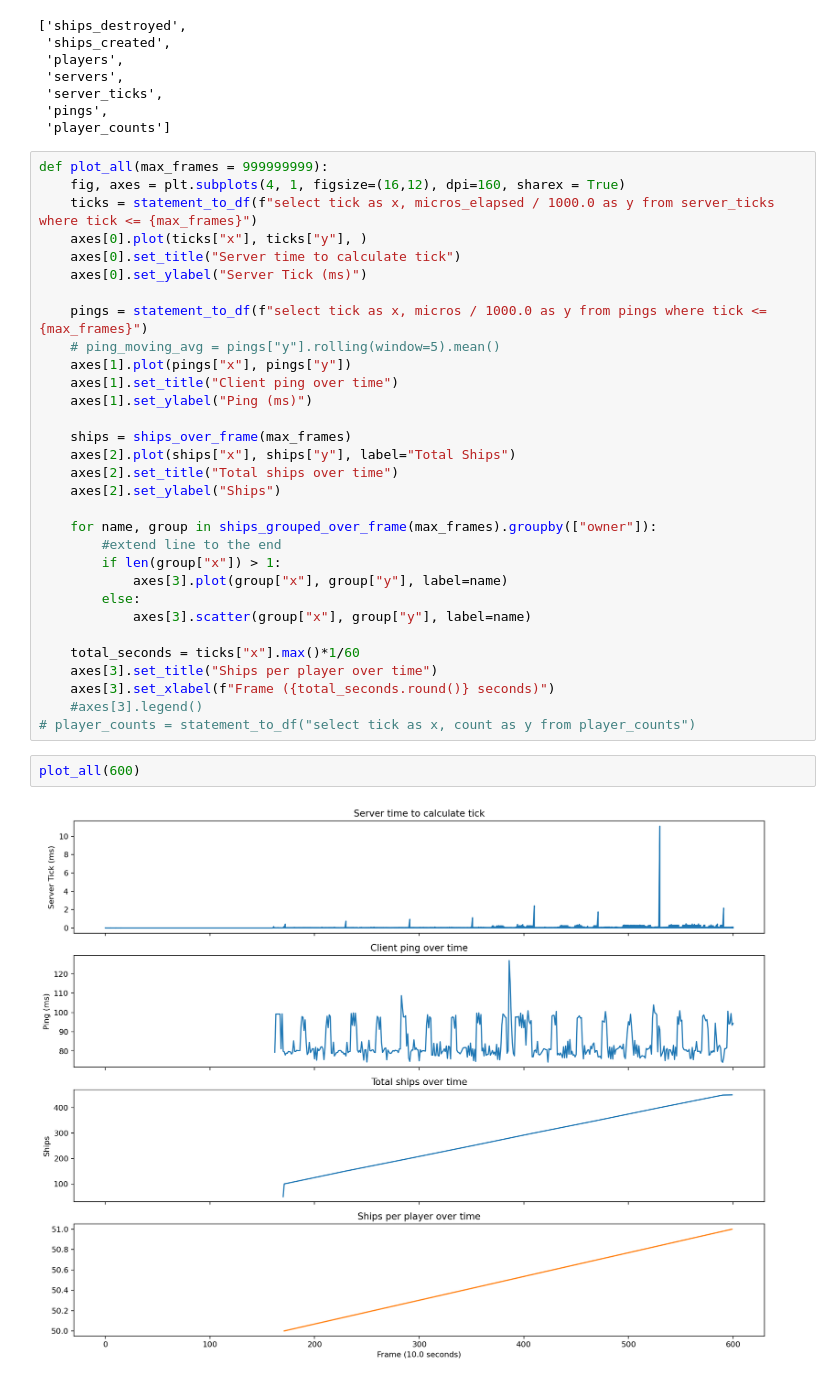
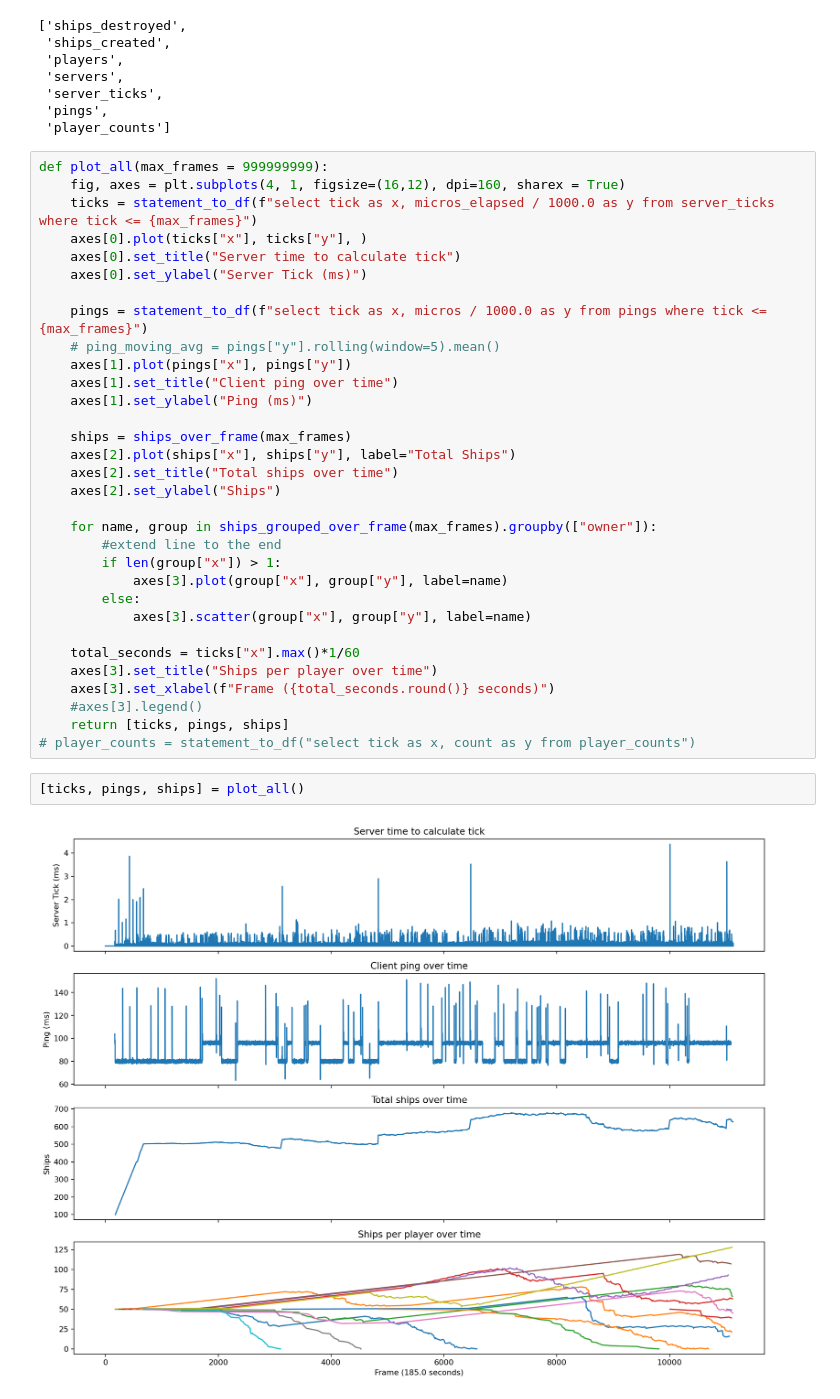
Before and after one commit to GDX64/rust-game, a Jupyter notebook: benchmarks/main.ipynb, the cells around one changed output. Drawn from its saved outputs; the diff is of its cells as text.

```diff
--- a/benchmarks/main.ipynb
+++ b/benchmarks/main.ipynb
@@ -96,11 +96,12 @@ def plot_all(max_frames = 999999999):
     axes[3].set_title("Ships per player over time")
     axes[3].set_xlabel(f"Frame ({total_seconds.round()} seconds)")
     #axes[3].legend()
+    return [ticks, pings, ships]
 # player_counts = statement_to_df("select tick as x, count as y from player_counts")
 # %%
-plot_all(600)
+[ticks, pings, ships] = plot_all()
 # %% [output]
-[figure, old version]
+[figure, new version]
 # %%
 fig, axes = plt.subplots(1,2, figsize=(16, 5))
 axes[0].set_title("Server tick time distribution")
```
Also changed, not shown: parts of 1 cell of this notebook, 6 other files.
